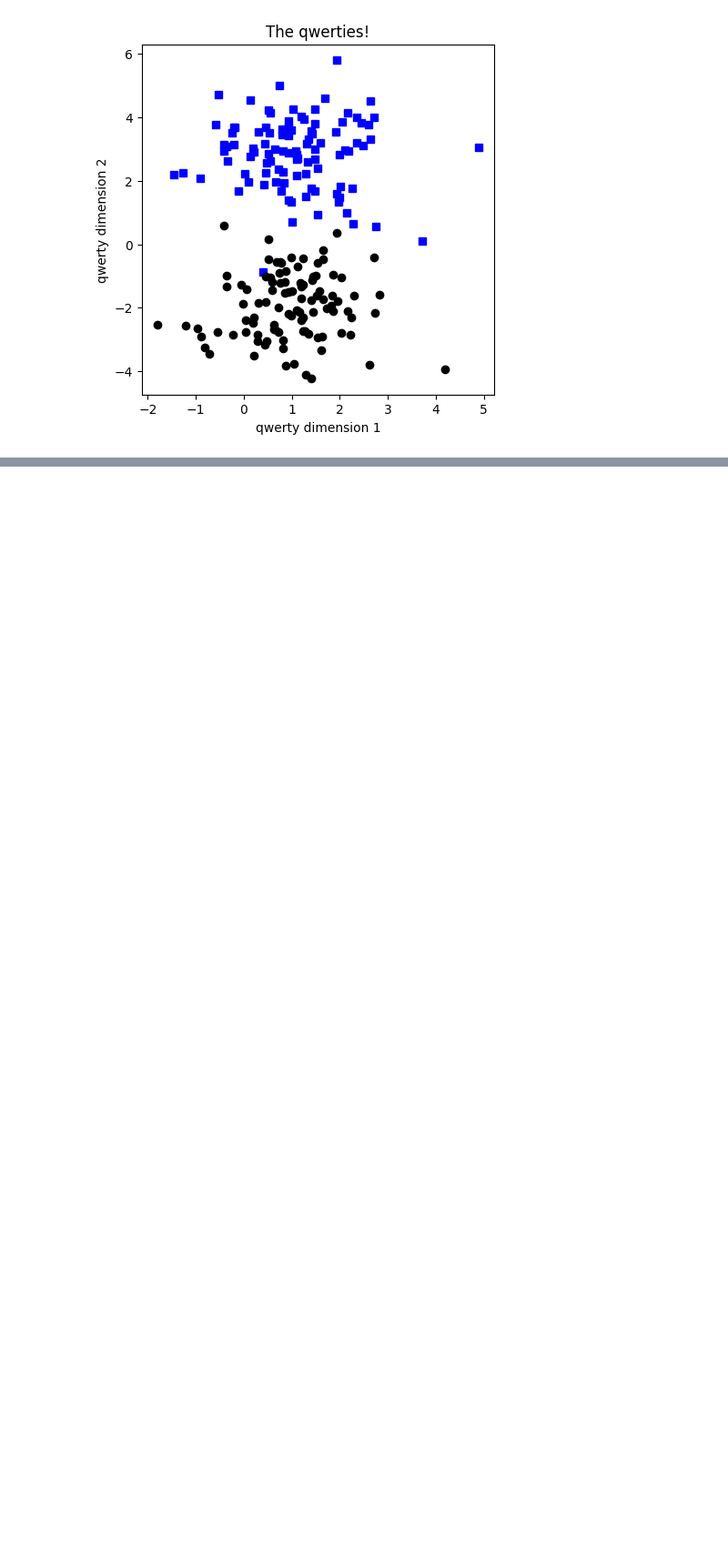
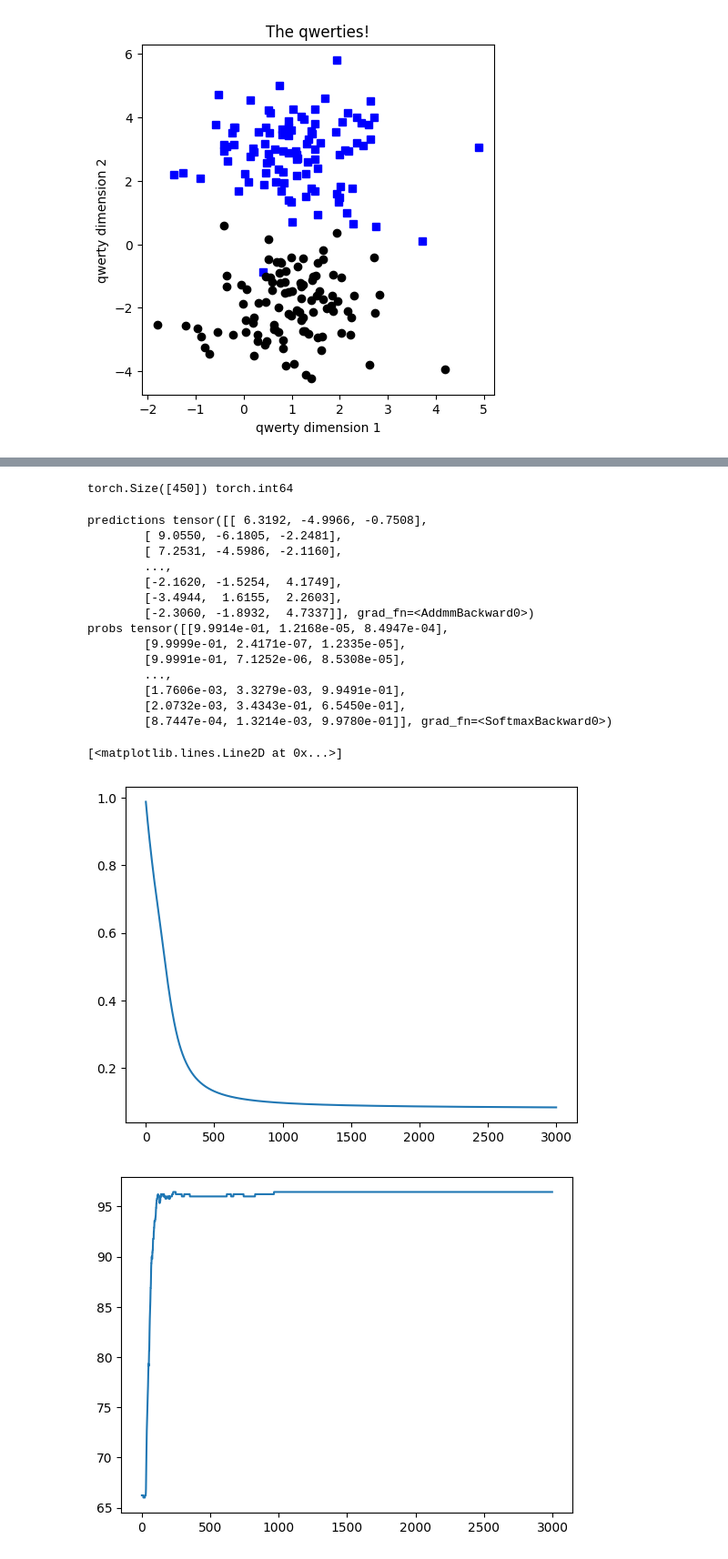
Before and after one commit to adioney1/admin-panel-vue, a Jupyter notebook: ml/cc/exercises/ml.ipynb, the cells around one changed output, grey strips where cells are left out. Shown at 91% size. Saved outputs shown, nothing was run; the diff lists cells and outputs as text; code cells hidden in the pictures; blank space fills up the shorter version.

```diff
--- a/ml/cc/exercises/ml.ipynb
+++ b/ml/cc/exercises/ml.ipynb
@@ -113,0 +250,67 @@ yHat tensor([[0.5000],
+# %%
+ANNclassify = nn.Sequential(
+    nn.Linear(2,16),
+    nn.ReLU(),
+    nn.Linear(16,16),
+    nn.ReLU(),
+    nn.Linear(16,3),
+  )
+
+lossfun = nn.CrossEntropyLoss()
+optimizer = torch.optim.SGD(ANNclassify.parameters(),lr=0.01)
+ongoingAcc=[]
+
+numepochs=3000
+loses=torch.zeros(numepochs)
+# print("yHat", data.size())
+print(labels.shape, labels.dtype)
+for epochi in range(numepochs):
+
+  # forward pass
+  yHat = ANNclassify(data)
+  # print("yHat", yHat.size())
+  # print("labels", labels.size())
+  # break
+  # compute loss
+  loss = lossfun(yHat,labels)
+  loses[epochi] = loss
+  # break
+  # backprop
+  optimizer.zero_grad()
+  loss.backward()
+  optimizer.step()
+
+  matches = torch.argmax(yHat, dim=1) == labels
+  matches_num=matches.float()
+  general_acc=100*torch.mean(matches_num)
+  ongoingAcc.append(general_acc)
+# %% [output]
+torch.Size([450]) torch.int64
+# %%
+predictions=ANNclassify(data)
+probs = torch.softmax(predictions, dim=1)
+print("predictions", predictions)
+print("probs", probs)
+
+
+plt.plot(loses.detach())
+plt.figure()
+plt.plot(ongoingAcc)
+# %% [output]
+predictions tensor([[ 6.3192, -4.9966, -0.7508],
+        [ 9.0550, -6.1805, -2.2481],
+        [ 7.2531, -4.5986, -2.1160],
+        ...,
+        [-2.1620, -1.5254,  4.1749],
+        [-3.4944,  1.6155,  2.2603],
+        [-2.3060, -1.8932,  4.7337]], grad_fn=<AddmmBackward0>)
+probs tensor([[9.9914e-01, 1.2168e-05, 8.4947e-04],
+        [9.9999e-01, 2.4171e-07, 1.2335e-05],
+        [9.9991e-01, 7.1252e-06, 8.5308e-05],
+        ...,
+        [1.7606e-03, 3.3279e-03, 9.9491e-01],
+        [2.0732e-03, 3.4343e-01, 6.5450e-01],
+        [8.7447e-04, 1.3214e-03, 9.9780e-01]], grad_fn=<SoftmaxBackward0>)
+[<matplotlib.lines.Line2D at 0x...>]
+[figure, added]
+[figure, added]
```
Also changed, not shown: parts of 9 cells of this notebook.
